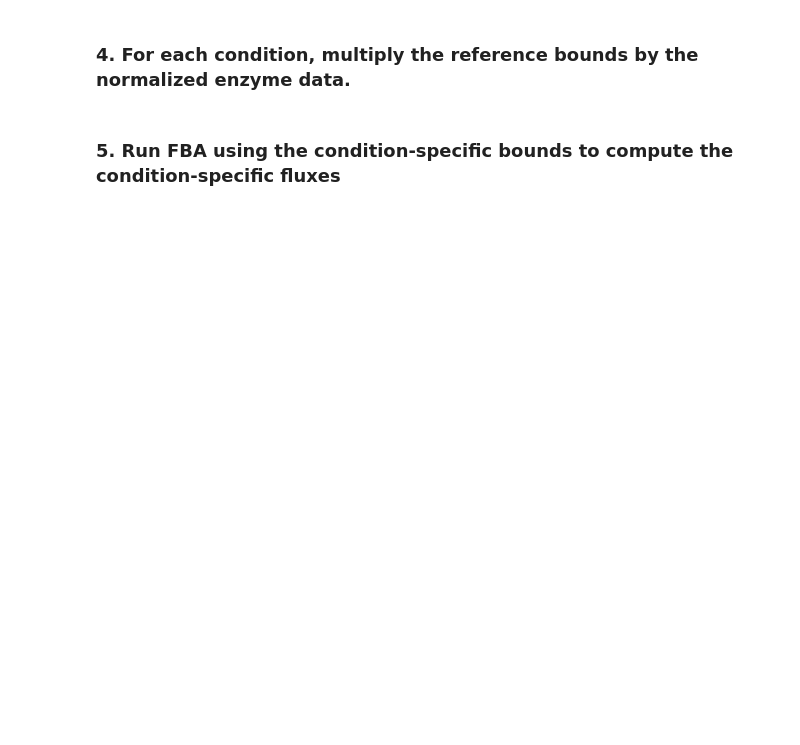
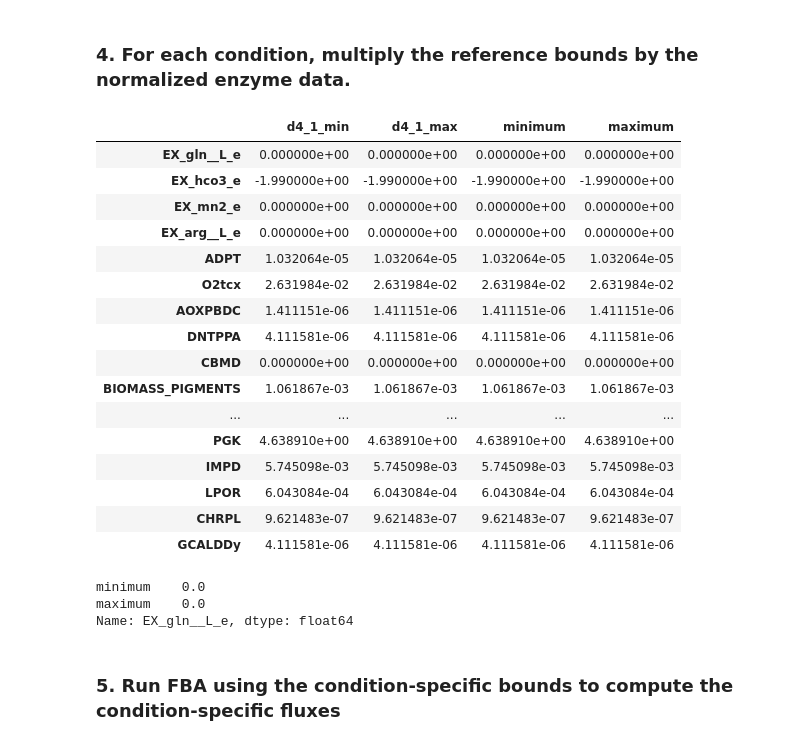
Before and after one commit to pnnl-predictive-phenomics/syn_bmca, a Jupyter notebook: data/set_bounds_with_FVA_for_Syn.ipynb, the cells around one changed output. Saved outputs shown, nothing was run; the diff lists cells and outputs as text; code cells hidden in the pictures; blank space fills up the shorter version.

```diff
--- a/data/set_bounds_with_FVA_for_Syn.ipynb
+++ b/data/set_bounds_with_FVA_for_Syn.ipynb
@@ -302,2 +372,45 @@ enzymze_activity_dict
+# %%
+# TODO: make this into a function
+flux_bounds = {}
+for this_strain in normalized_enzyme_activity_df.columns:
+    flux_bounds[this_strain] = FVA_object
+    for this_rxn in normalized_enzyme_activity_df.index:
+        if this_rxn in FVA_object:
+            this_factor = normalized_enzyme_activity_df[this_strain][this_rxn]
+            flux_bounds[this_strain].loc[this_rxn] = this_factor*FVA_object[this_strain][this_rxn]
+        elif this_rxn in missing_rxns:
+            # TODO: for sucrose production ('EX_sucr_e'), use normalized calcualted rate from normalized_rates_df
+            if rxn=='EX_sucr_e':
+                # flux_bounds[this_strain].loc[this_rxn] = pd.Series({'minimum': ....,
+                #                                                     'maximum': ....})
+
+
+test_df = flux_bounds['Se_axen_d4_1'].iloc[0:35]
+test_df.columns = ['d4_1_min', 'd4_1_max']
+test_df.join(flux_bounds[ref_rep].iloc[0:35])
+# %% [output]
+|  | d4_1_min | d4_1_max | minimum | maximum |
+| EX_gln__L_e | 0.000000e+00 | 0.000000e+00 | 0.000000e+00 | 0.000000e+00 |
+| EX_hco3_e | -1.990000e+00 | -1.990000e+00 | -1.990000e+00 | -1.990000e+00 |
+| EX_mn2_e | 0.000000e+00 | 0.000000e+00 | 0.000000e+00 | 0.000000e+00 |
+| EX_arg__L_e | 0.000000e+00 | 0.000000e+00 | 0.000000e+00 | 0.000000e+00 |
+| ADPT | 1.032064e-05 | 1.032064e-05 | 1.032064e-05 | 1.032064e-05 |
+| O2tcx | 2.631984e-02 | 2.631984e-02 | 2.631984e-02 | 2.631984e-02 |
+| AOXPBDC | 1.411151e-06 | 1.411151e-06 | 1.411151e-06 | 1.411151e-06 |
+| DNTPPA | 4.111581e-06 | 4.111581e-06 | 4.111581e-06 | 4.111581e-06 |
+| CBMD | 0.000000e+00 | 0.000000e+00 | 0.000000e+00 | 0.000000e+00 |
+| BIOMASS_PIGMENTS | 1.061867e-03 | 1.061867e-03 | 1.061867e-03 | 1.061867e-03 |
+| ... | ... | ... | ... | ... |
+| PGK | 4.638910e+00 | 4.638910e+00 | 4.638910e+00 | 4.638910e+00 |
+| IMPD | 5.745098e-03 | 5.745098e-03 | 5.745098e-03 | 5.745098e-03 |
+| LPOR | 6.043084e-04 | 6.043084e-04 | 6.043084e-04 | 6.043084e-04 |
+| CHRPL | 9.621483e-07 | 9.621483e-07 | 9.621483e-07 | 9.621483e-07 |
+| GCALDDy | 4.111581e-06 | 4.111581e-06 | 4.111581e-06 | 4.111581e-06 |
+# %%
+FVA_object.iloc[0]
+# %% [output]
+minimum    0.0
+maximum    0.0
+Name: EX_gln__L_e, dtype: float64
 # %% [markdown]
 ### 5. Run FBA using the condition-specific bounds to compute the condition-specific fluxes
```
Also changed, not shown: parts of 10 cells of this notebook.
